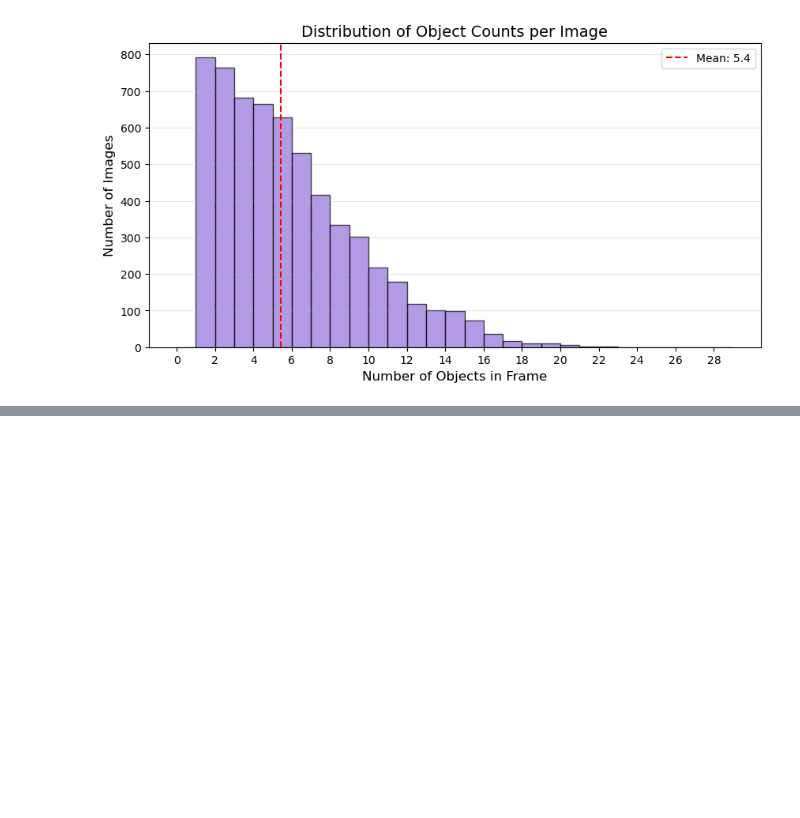
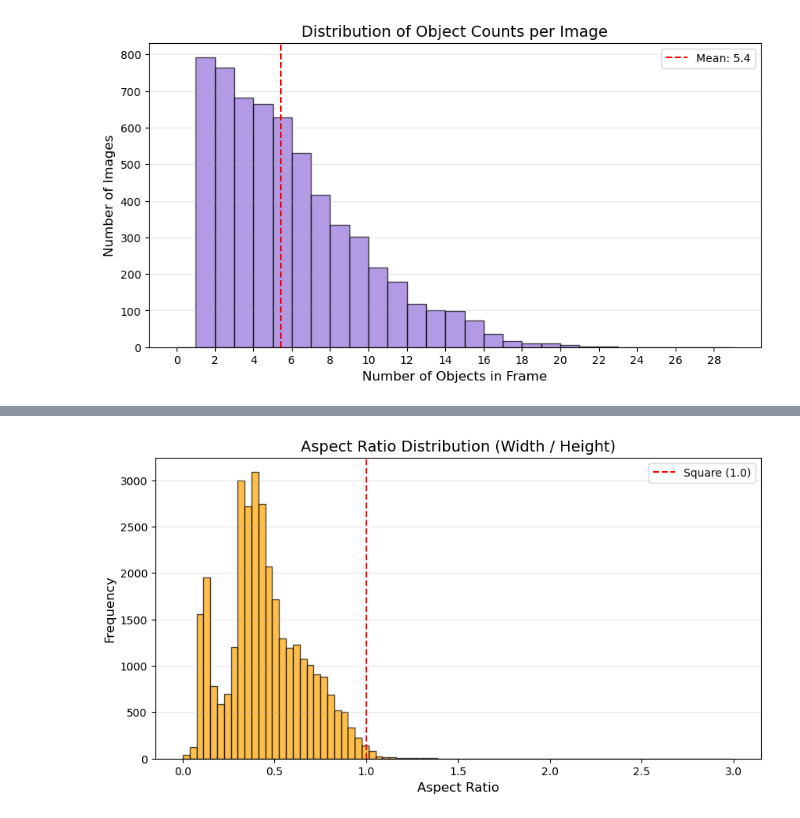
Before and after one commit to Mahdi-Salman/AI-FinalProject-Vision, a Jupyter notebook: notebooks/EDA.ipynb, the cells around one changed output, grey strips where cells are left out. Cells and saved outputs as stored; diff of their text form; code cells hidden in the pictures; blank space fills up the shorter version.

Commit message:
EDA: Add Aspect Ratio analysis chart

```diff
--- a/notebooks/EDA.ipynb
+++ b/notebooks/EDA.ipynb
@@ -171,0 +183,14 @@ plt.show()
+# %%
+aspect_ratios = [w / h for w, h in zip(all_widths, all_heights) if h > 0]
+
+plt.figure(figsize=(10, 5))
+plt.hist(aspect_ratios, bins=80, range=(0, 3), color='orange', edgecolor='black', alpha=0.7)
+plt.title('Aspect Ratio Distribution (Width / Height)', fontsize=14)
+plt.xlabel('Aspect Ratio', fontsize=12)
+plt.ylabel('Frequency', fontsize=12)
+plt.axvline(1.0, color='red', linestyle='dashed', linewidth=1.5, label='Square (1.0)')
+plt.legend()
+plt.grid(axis='y', alpha=0.3)
+plt.show()
+# %% [output]
+[figure, added]
```
Also changed, not shown: parts of 1 cell of this notebook.
